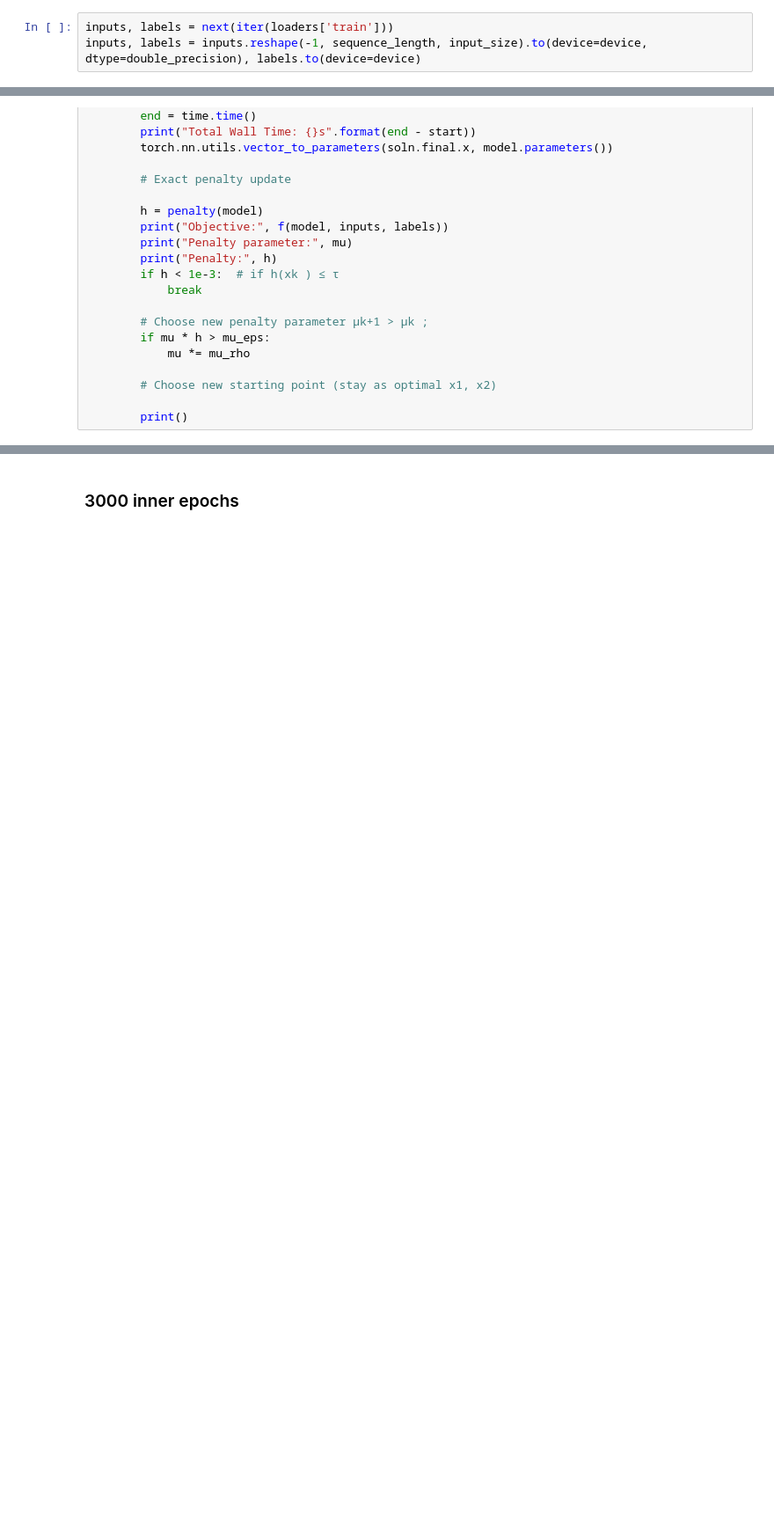
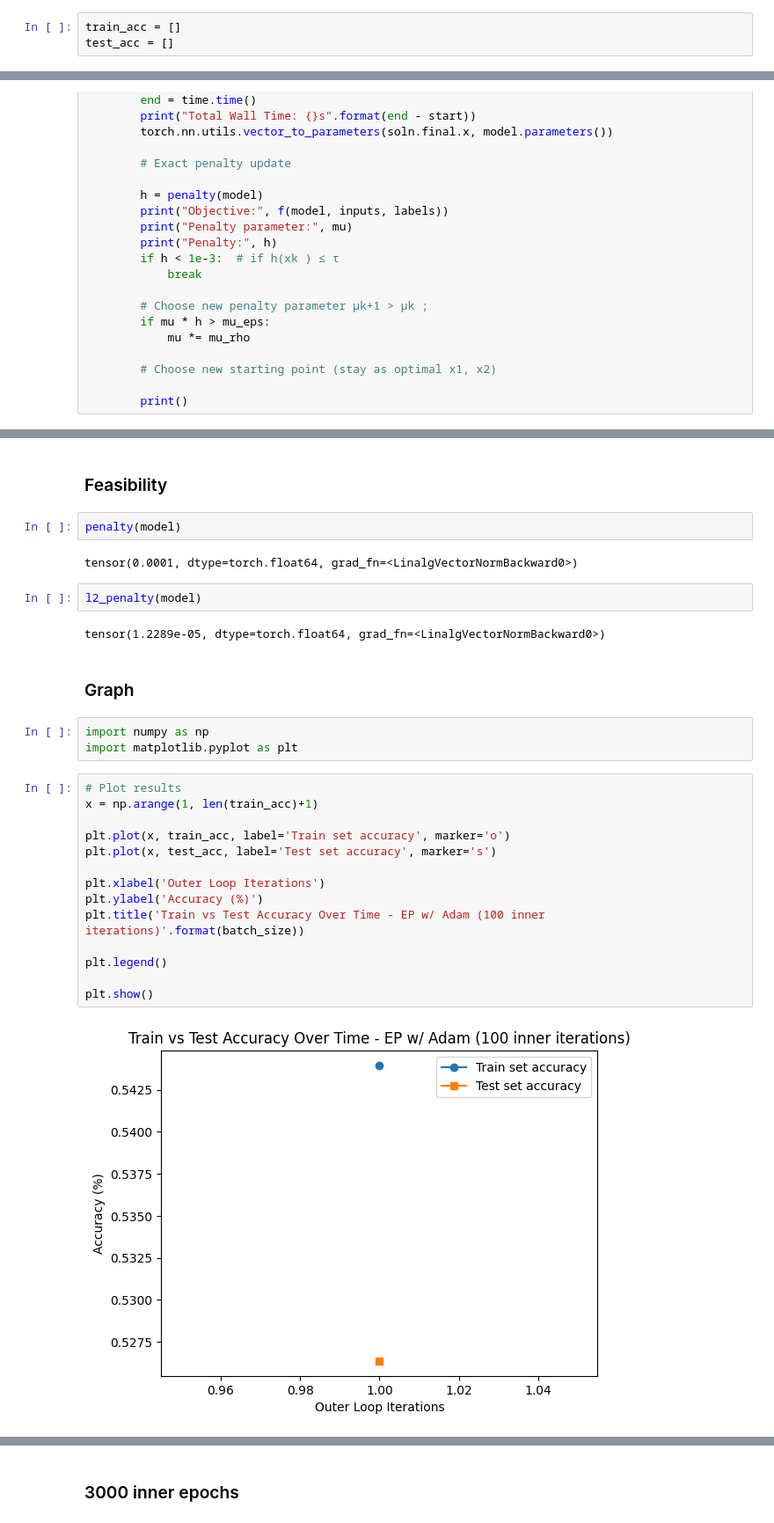
Before and after one commit to jhu04/csci-5527-project, a Jupyter notebook: orthogonal_rnn_exact_penalty_pygranso_1k.ipynb, the cells around one changed output, grey strips where cells are left out. Shown at 88% size. Saved outputs shown, nothing was run; the diff lists cells and outputs as text; blank space fills up the shorter version.

```diff
--- a/orthogonal_rnn_exact_penalty_pygranso_1k.ipynb
+++ b/orthogonal_rnn_exact_penalty_pygranso_1k.ipynb
@@ -181,8 +184,8 @@ from torch.utils.data import Dataset, DataLoader
 from torch.nn import CrossEntropyLoss
 from torch.nn.functional import one_hot
 # %%
-inputs, labels = next(iter(loaders['train']))
-inputs, labels = inputs.reshape(-1, sequence_length, input_size).to(device=device, dtype=double_precision), labels.to(device=device)
+train_acc = []
+test_acc = []
 # %%
 val_dataloader = loaders['test']
 # %%
@@ -342,0 +354,31 @@ Final test acc = 53.91%
+# %% [markdown]
+### Feasibility
+# %%
+penalty(model)
+# %% [output]
+tensor(0.0001, dtype=torch.float64, grad_fn=<LinalgVectorNormBackward0>)
+# %%
+l2_penalty(model)
+# %% [output]
+tensor(1.2289e-05, dtype=torch.float64, grad_fn=<LinalgVectorNormBackward0>)
+# %% [markdown]
+### Graph
+# %%
+import numpy as np
+import matplotlib.pyplot as plt
+# %%
+# Plot results
+x = np.arange(1, len(train_acc)+1)
+
+plt.plot(x, train_acc, label='Train set accuracy', marker='o')
+plt.plot(x, test_acc, label='Test set accuracy', marker='s')
+
+plt.xlabel('Outer Loop Iterations')
+plt.ylabel('Accuracy (%)')
+plt.title('Train vs Test Accuracy Over Time - EP w/ Adam (100 inner iterations)'.format(batch_size))
+
+plt.legend()
+
+plt.show()
+# %% [output]
+[figure, added]
```
Also changed, not shown: parts of 18 cells of this notebook, 2 other files.
